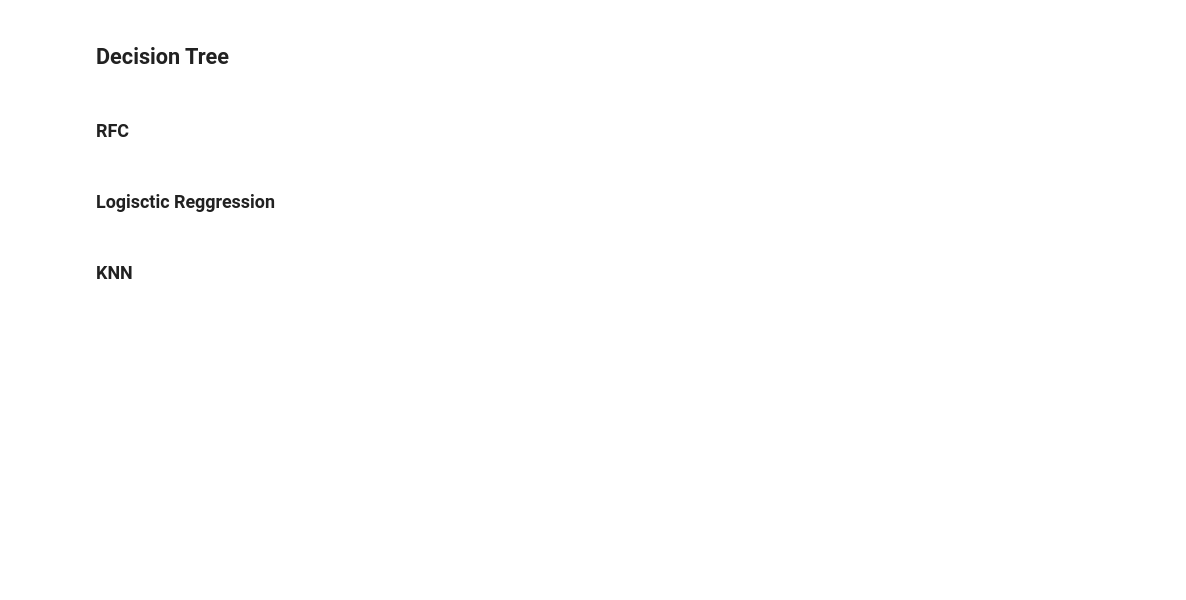
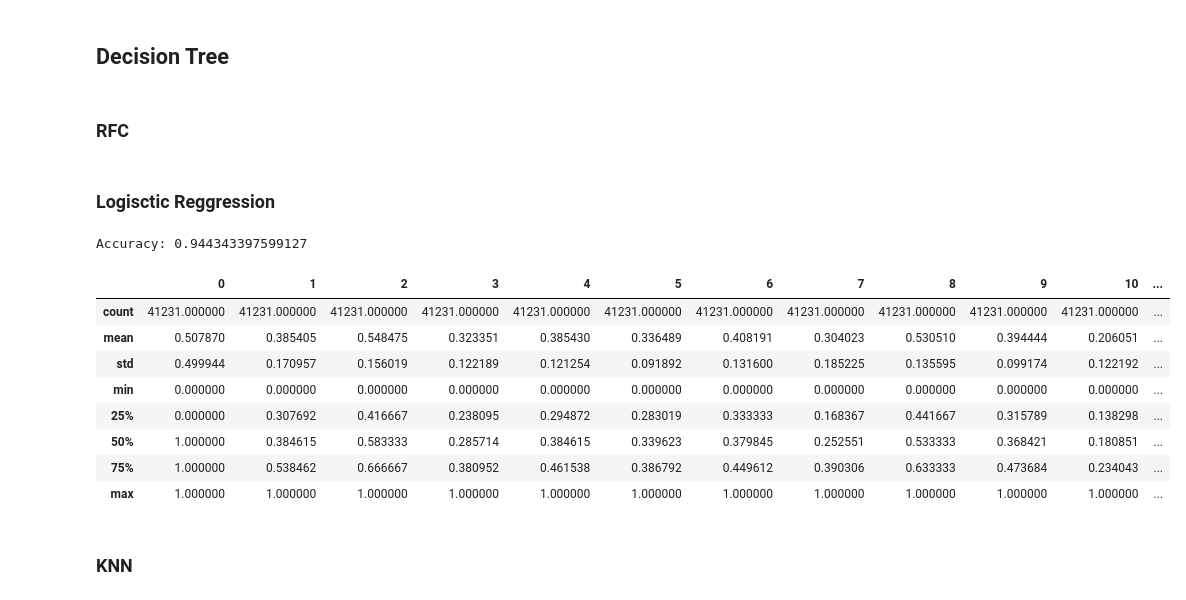
Before and after one commit to AtesBurak1/Ceng-474-Final, a Jupyter notebook: Smoking.ipynb, the cells around one changed output. Saved outputs shown, nothing was run; the diff lists cells and outputs as text; code cells hidden in the pictures; blank space fills up the shorter version.

```diff
--- a/Smoking.ipynb
+++ b/Smoking.ipynb
@@ -229,8 +250,8 @@ from sklearn.metrics import precision_score, recall_score, f1_score, roc_auc_sco
 
 # Lets find how many features are needed using a loop and 5 different feature selection method
 feature_count = 12 # will go to 8
-RFC = RandomForestClassifier(n_estimators=100)
-model = {
+RFC = RandomForestClassifier(n_estimators=50)
+model_list = {
     'Logistic': {"f1": 0, "precision": 0, "recall": 0, "roc_auc": 0, "feature_count": 0},
     'chi2': {"f1": 0, "precision": 0, "recall": 0, "roc_auc": 0, "feature_count": 0},
     'Lasso': {"f1": 0, "precision": 0, "recall": 0, "roc_auc": 0, "feature_count": 0},
@@ -242,17 +263,17 @@ model = {
     'Deep_learning': {"f1": 0, "precision": 0, "recall": 0, "roc_auc": 0, "feature_count": 0}
 }
 
-for key in model:
-    model[key]['accuracy'] = 0
+for key in model_list:
+    model_list[key]['accuracy'] = 0
 #Only lasso is applied once
-lasso = Lasso(alpha=0.01)
-lasso.fit(X, Y)
+lasso = Lasso(alpha=0.0001)
+lasso.fit(X_standard, Y)
 
 # Get feature which does not have coeffient 0
-selected_features = X.columns[lasso.coef_ != 0]
-X_lasso = X[selected_features]
-X_train_lasso, X_test_lasso, y_train_lasoo, y_test_lasso = train_test_split(X_lasso, Y, test_size=0.2, random_state=13)
-RFC.fit(X_train_lasso,y_train_lasoo)
+selected_features = X_standard.columns[lasso.coef_ != 0]
+X_lasso = X_standard[selected_features]
+X_train_lasso, X_test_lasso, y_train_lasoo, y_test_lasso = train_test_split(X_lasso, Y, test_size=0.2, random_state=42)
+RFC.fit(X_train_lasso, y_train_lasoo)
 
 
 y_pred_lasso = RFC.predict(X_test_lasso)
@@ -266,10 +287,10 @@ roc_auc = roc_auc_score(y_test_lasso, y_pred_lasso)
 accuracy = accuracy_score(y_test_lasso, y_pred_lasso)
 
 # Assign these values to the model dictionary
-model['Lasso']['precision'] = precision
-model['Lasso']['recall'] = recall
-model['Lasso']['f1_score'] = f1
-model['Lasso']['feature_count'] = X_lasso.shape[1]
-model['Lasso']['roc_auc'] = roc_auc
-model['Lasso']['accuracy'] = accuracy
+model_list['Lasso']['precision'] = precision
+model_list['Lasso']['recall'] = recall
+model_list['Lasso']['f1_score'] = f1
+model_list['Lasso']['feature_count'] = X_lasso.shape[1]
+model_list['Lasso']['roc_auc'] = roc_auc
+model_list['Lasso']['accuracy'] = accuracy
 # %%
@@ -367,3 +400,41 @@ while feature_count < 20:
+# %%
+#Logistic Regression Here
+from sklearn.linear_model import LogisticRegression
+X_train, X_test, y_train, y_test = train_test_split(X_standard, Y, test_size=0.2, random_state=42)
+Logistic_model = LogisticRegression(random_state=42,max_iter=10000)
+
+
+
+feature_count = 21
+while feature_count > 15:
+    lr_f1, lr_precision, lr_recall, lr_roc_auc, lr_accuracy = logistic_chi(chi2, feature_count, X_min_max, Y,Logistic_model)
+    if lr_accuracy > model_list['Logistic']['accuracy']:
+        model_list['Logistic']['f1'] = lr_f1
+        model_list['Logistic']['precision'] = lr_precision
+        model_list['Logistic']['recall'] = lr_recall
+        model_list['Logistic']['feature_count'] = feature_count
+        model_list['Logistic']['roc_auc'] = lr_roc_auc
+        model_list['Logistic']['accuracy'] = lr_accuracy
+    feature_count -= 1
+
+# Display the results
+print(f'Accuracy: {lr_accuracy}')
+# %% [output]
+Accuracy: 0.944343397599127
+# %%
+# chi2 gives best performance at feature numberr 16 so we will use 16 feature end of the code from herek_best = SelectKBest(score_func=method, k=feature_count)
+k_best = SelectKBest(score_func=chi2, k=16)
+X_standard = k_best.fit_transform(X_min_max, Y)
+# %% [output]
+|  | 0 | 1 | 2 | 3 | 4 | 5 | 6 | 7 | 8 | 9 | 10 | ... |
+| count | 41231.000000 | 41231.000000 | 41231.000000 | 41231.000000 | 41231.000000 | 41231.000000 | 41231.000000 | 41231.000000 | 41231.000000 | 41231.000000 | 41231.000000 | ... |
+| mean | 0.507870 | 0.385405 | 0.548475 | 0.323351 | 0.385430 | 0.336489 | 0.408191 | 0.304023 | 0.530510 | 0.394444 | 0.206051 | ... |
+| std | 0.499944 | 0.170957 | 0.156019 | 0.122189 | 0.121254 | 0.091892 | 0.131600 | 0.185225 | 0.135595 | 0.099174 | 0.122192 | ... |
+| min | 0.000000 | 0.000000 | 0.000000 | 0.000000 | 0.000000 | 0.000000 | 0.000000 | 0.000000 | 0.000000 | 0.000000 | 0.000000 | ... |
+| 25% | 0.000000 | 0.307692 | 0.416667 | 0.238095 | 0.294872 | 0.283019 | 0.333333 | 0.168367 | 0.441667 | 0.315789 | 0.138298 | ... |
+| 50% | 1.000000 | 0.384615 | 0.583333 | 0.285714 | 0.384615 | 0.339623 | 0.379845 | 0.252551 | 0.533333 | 0.368421 | 0.180851 | ... |
+| 75% | 1.000000 | 0.538462 | 0.666667 | 0.380952 | 0.461538 | 0.386792 | 0.449612 | 0.390306 | 0.633333 | 0.473684 | 0.234043 | ... |
+| max | 1.000000 | 1.000000 | 1.000000 | 1.000000 | 1.000000 | 1.000000 | 1.000000 | 1.000000 | 1.000000 | 1.000000 | 1.000000 | ... |
 # %% [markdown]
 ### KNN
 # %%
```
Also changed, not shown: parts of 18 cells of this notebook.
